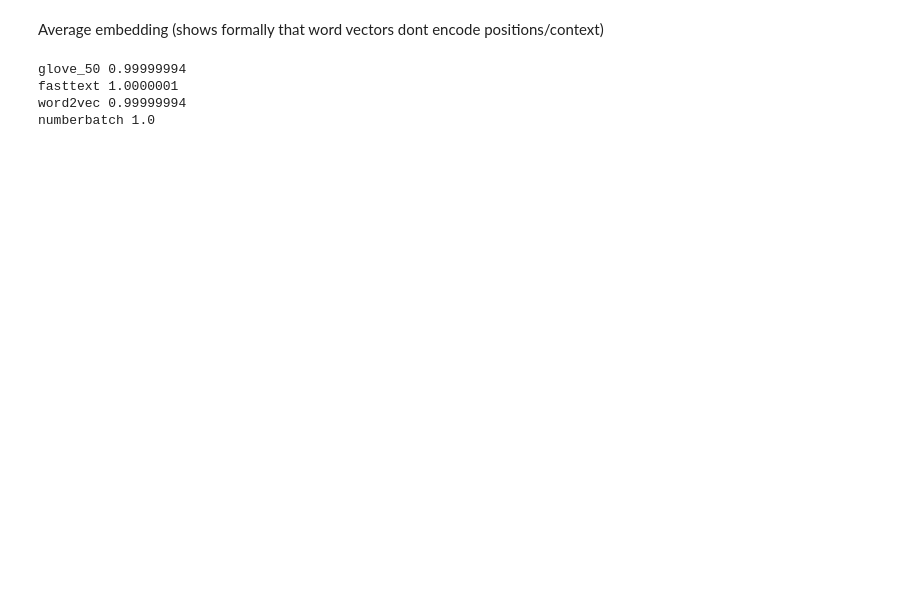
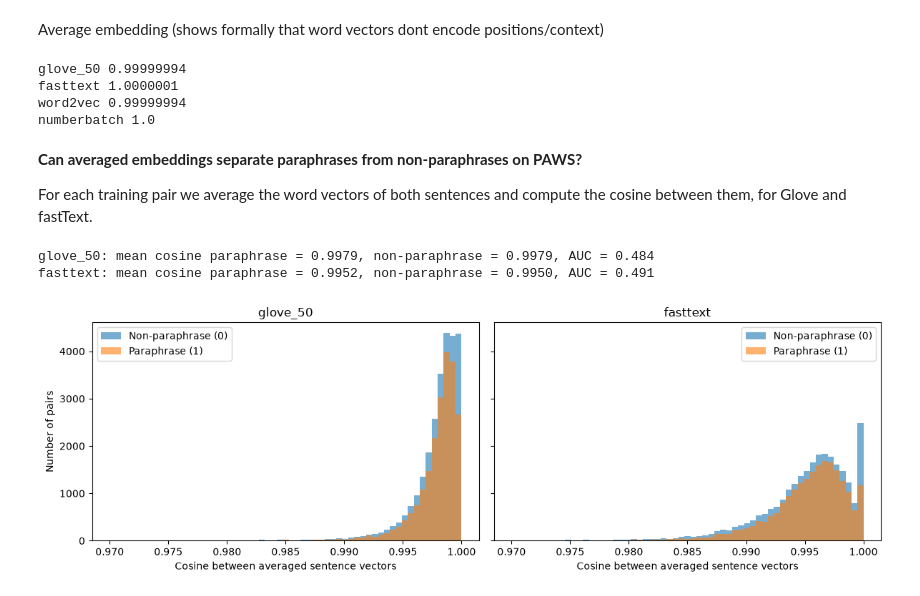
Before and after one commit to dries02/nlp1-student, a Jupyter notebook: project2/embedding_model_test.ipynb, the cells around one changed output. Drawn from its saved outputs; the diff is of its cells as text; code cells hidden in the pictures; blank space fills up the shorter version.

```diff
--- a/project2/embedding_model_test.ipynb
+++ b/project2/embedding_model_test.ipynb
@@ -365,4 +478,49 @@ glove_50 0.99999994
 fasttext 1.0000001
 word2vec 0.99999994
 numberbatch 1.0
+# %% [markdown]
+**Can averaged embeddings separate paraphrases from non-paraphrases on PAWS?**
+
+For each training pair we average the word vectors of both sentences and compute the cosine between them, for Glove and fastText.
+# %%
+import matplotlib.pyplot as plt
+from sklearn.metrics import roc_auc_score
+
+def mean_vector(sentence, model):
+    vecs = [model.embed_word(t) for t in tokenize_split(sentence, model) if t in model]
+    return np.mean(vecs, axis=0) if vecs else None
+
+def pair_cosines(df, model):
+    cos = []
+    for s1, s2 in zip(df["sentence1"], df["sentence2"]):
+        u, v = mean_vector(s1, model), mean_vector(s2, model)
+        cos.append(cos_similarity(u, v) if u is not None and v is not None else np.nan)
+    return np.array(cos)
+
+labels = train_df["label"].to_numpy()
+fig, axes = plt.subplots(1, 2, figsize=(12, 4), sharey=True)
+
+for ax, name in zip(axes, ["glove_50", "fasttext"]):
+    cos = pair_cosines(train_df, models[name])
+    ok = ~np.isnan(cos)
+
+    print(f"{name}: mean cosine paraphrase = {cos[ok & (labels == 1)].mean():.4f}, "
+          f"non-paraphrase = {cos[ok & (labels == 0)].mean():.4f}, "
+          f"AUC = {roc_auc_score(labels[ok], cos[ok]):.3f}")
+
+    bins = np.linspace(0.97, 1.0, 60)
+
+    ax.hist(cos[ok & (labels == 0)], bins=bins, alpha=0.6, label="Non-paraphrase (0)")
+    ax.hist(cos[ok & (labels == 1)], bins=bins, alpha=0.6, label="Paraphrase (1)")
+    ax.set_title(name)
+    ax.set_xlabel("Cosine between averaged sentence vectors")
+    ax.legend()
+
+axes[0].set_ylabel("Number of pairs")
+plt.tight_layout()
+plt.show()
+# %% [output]
+glove_50: mean cosine paraphrase = 0.9979, non-paraphrase = 0.9979, AUC = 0.484
+fasttext: mean cosine paraphrase = 0.9952, non-paraphrase = 0.9950, AUC = 0.491
+[figure, added]
 # %% [markdown]
```
Also changed, not shown: parts of 21 cells of this notebook, 16 other files.
